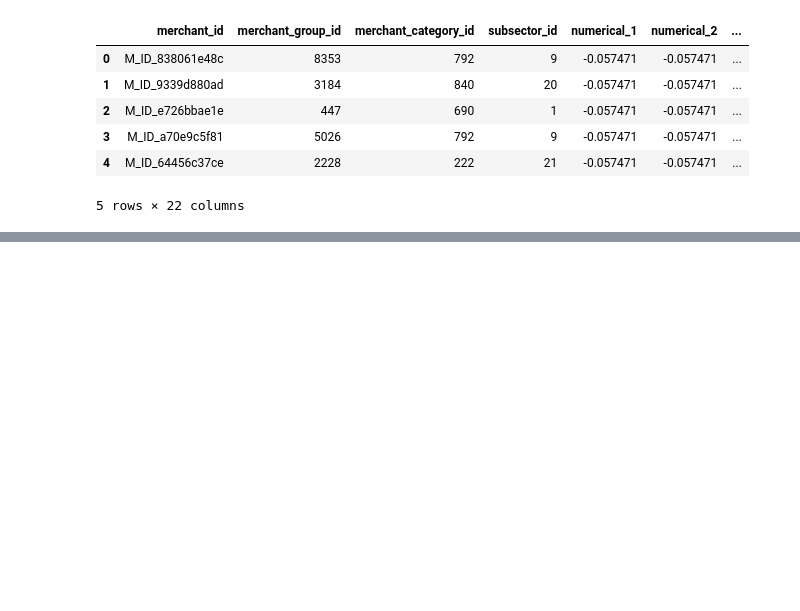
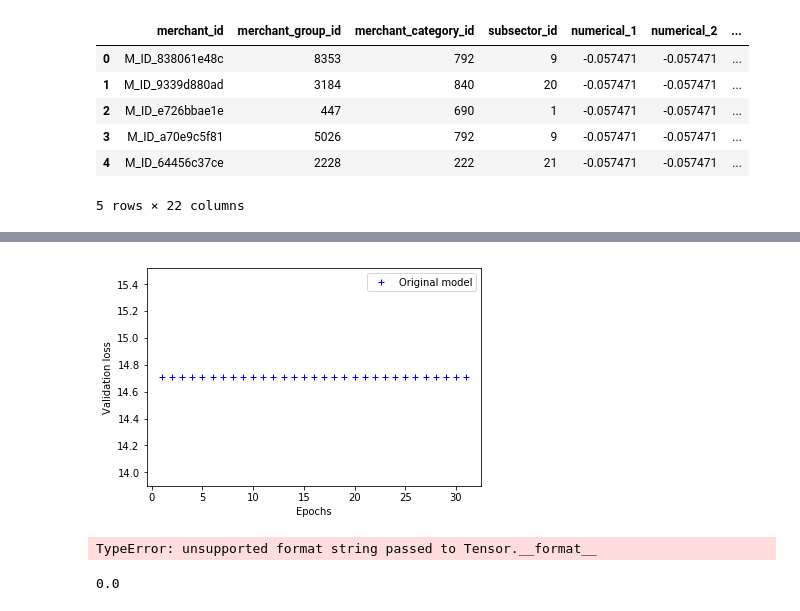
Before and after one commit to glebvk85/competitions, a Jupyter notebook: kaggle/elo-merchant-category-recommendation/analyze.ipynb, the cells around one changed output, grey strips where cells are left out. Drawn from its saved outputs; the diff is of its cells as text; code cells hidden in the pictures; blank space fills up the shorter version.

```diff
--- a/kaggle/elo-merchant-category-recommendation/analyze.ipynb
+++ b/kaggle/elo-merchant-category-recommendation/analyze.ipynb
@@ -86,0 +187,4 @@ merchants.head()
+# %%
+y = train['target']
+# %%
+X_train, X_test, y_train, y_test = train_test_split(X, y, test_size=0.2, random_state=42)
@@ -86,0 +207,17 @@ merchants.head()
+# %%
+def create_model():
+    #build Keras model
+
+    x_input = Input(shape=X_train.shape[1:], dtype='float32')
+
+    x_layer = Dense(X_train.shape[-1], activation="relu", kernel_initializer="normal")(x_input)
+    x_layer = Dense(1, activation="relu", kernel_initializer="normal")(x_layer)
+
+    model = Model(x_input, x_layer)
+    model.compile(loss='mean_squared_error', metrics=['mae'], optimizer='rmsprop')
+    return model
+# %%
+count_epochs = 100
+model = create_model()
+early_stopping_monitor = EarlyStopping(patience=10)
+history = model.fit(np.array(X_train), np.array(y_train), batch_size = 64, epochs = count_epochs, verbose=1, validation_split=0.2, callbacks=[early_stopping_monitor])
@@ -86,0 +242,23 @@ merchants.head()
+# %%
+history_gr = history.history['val_loss']
+epochs = range(1, len(history_gr) + 1)
+import matplotlib.pyplot as plt
+
+plt.plot(epochs, history_gr, 'b+', label='Original model')
+plt.xlabel('Epochs')
+plt.ylabel('Validation loss')
+plt.legend()
+
+plt.show()
+# %% [output]
+[figure, added]
+# %%
+predict = model.predict(np.array(X_test))
+score = root_mean_squared_error(y_test, predict[0])
+print("Total roc auc score = {0:0.4f}".format(score))
+# %% [output]
+TypeError: unsupported format string passed to Tensor.__format__
+# %%
+predict.max()
+# %% [output]
+0.0
```
Also changed, not shown: parts of 18 cells of this notebook.
